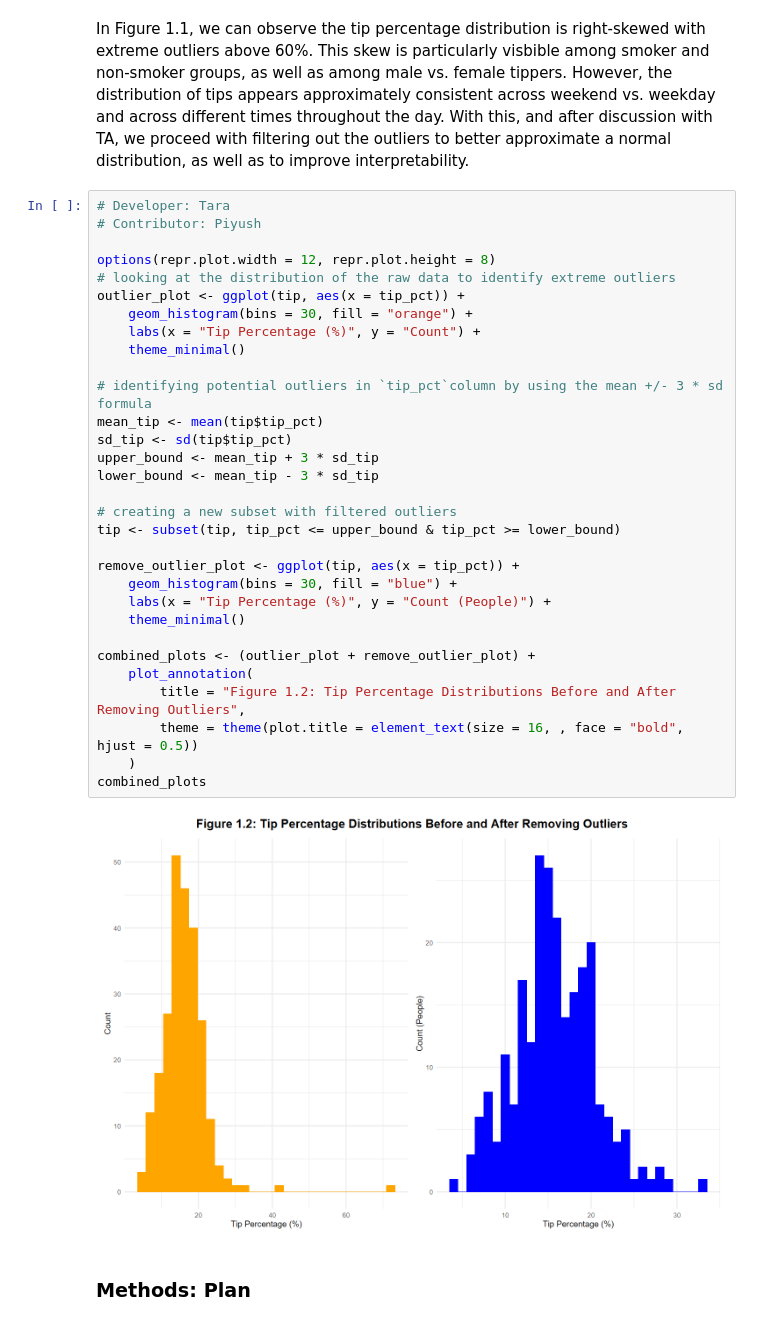
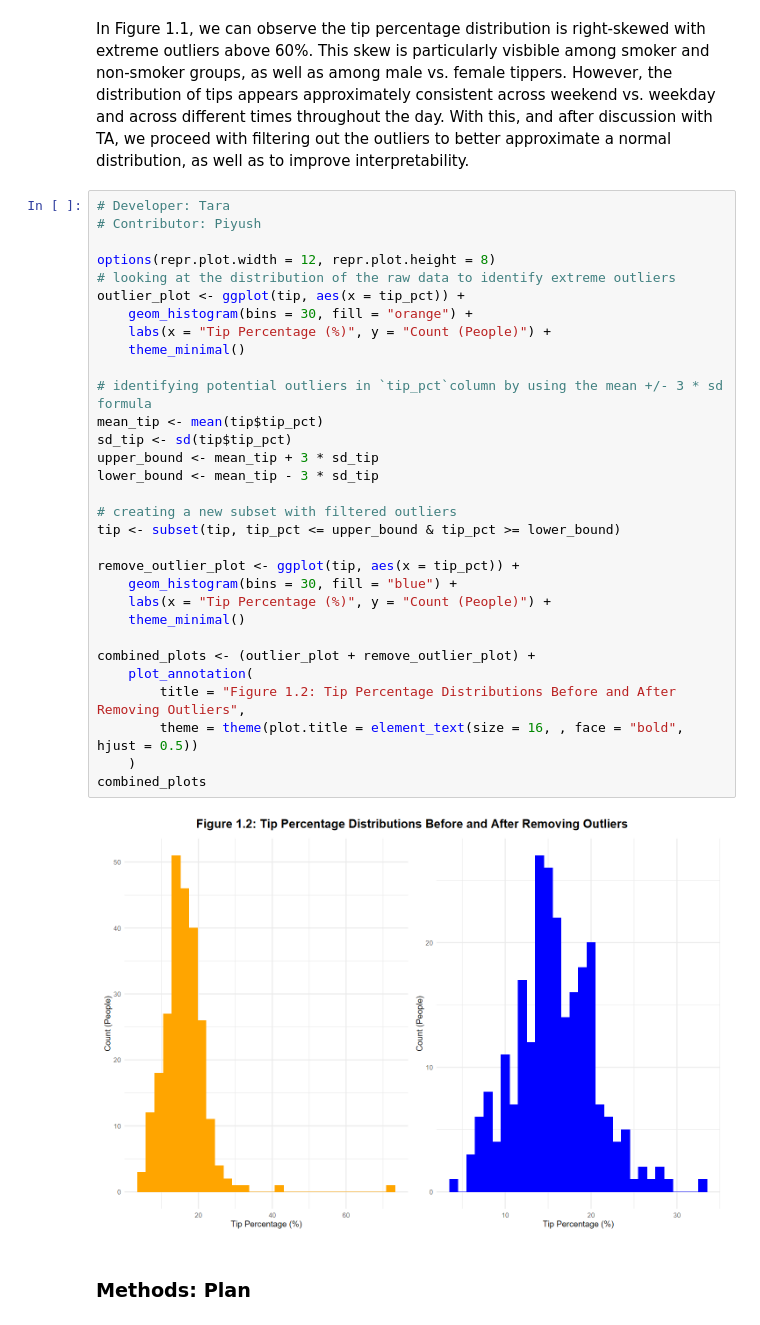
Before and after one commit to lllexiliang/stat301-final-project, a Jupyter notebook: final_project.ipynb, the cells around one changed output. Drawn from its saved outputs; the diff is of its cells as text.

```diff
--- a/final_project.ipynb
+++ b/final_project.ipynb
@@ -233,35 +255,35 @@ In Figure 1.1, we can observe the tip percentage distribution is right-skewed wi
 # Developer: Tara
 # Contributor: Piyush
 
 options(repr.plot.width = 12, repr.plot.height = 8)
 # looking at the distribution of the raw data to identify extreme outliers
 outlier_plot <- ggplot(tip, aes(x = tip_pct)) +
     geom_histogram(bins = 30, fill = "orange") +
-    labs(x = "Tip Percentage (%)", y = "Count") +
+    labs(x = "Tip Percentage (%)", y = "Count (People)") +
     theme_minimal()
 
 # identifying potential outliers in `tip_pct`column by using the mean +/- 3 * sd formula
 mean_tip <- mean(tip$tip_pct)
 sd_tip <- sd(tip$tip_pct)
 upper_bound <- mean_tip + 3 * sd_tip
 lower_bound <- mean_tip - 3 * sd_tip
 
 # creating a new subset with filtered outliers
 tip <- subset(tip, tip_pct <= upper_bound & tip_pct >= lower_bound)
 
 remove_outlier_plot <- ggplot(tip, aes(x = tip_pct)) +
     geom_histogram(bins = 30, fill = "blue") +
     labs(x = "Tip Percentage (%)", y = "Count (People)") +
     theme_minimal()
 
 combined_plots <- (outlier_plot + remove_outlier_plot) +
     plot_annotation(
         title = "Figure 1.2: Tip Percentage Distributions Before and After Removing Outliers",
         theme = theme(plot.title = element_text(size = 16, , face = "bold", hjust = 0.5))
     )
 combined_plots
 # %% [output]
-[figure, old version]
+[figure, new version]
 # %% [markdown]
 ### **Methods: Plan**
 # %% [markdown]
```
Also changed, not shown: parts of 2 cells of this notebook.
